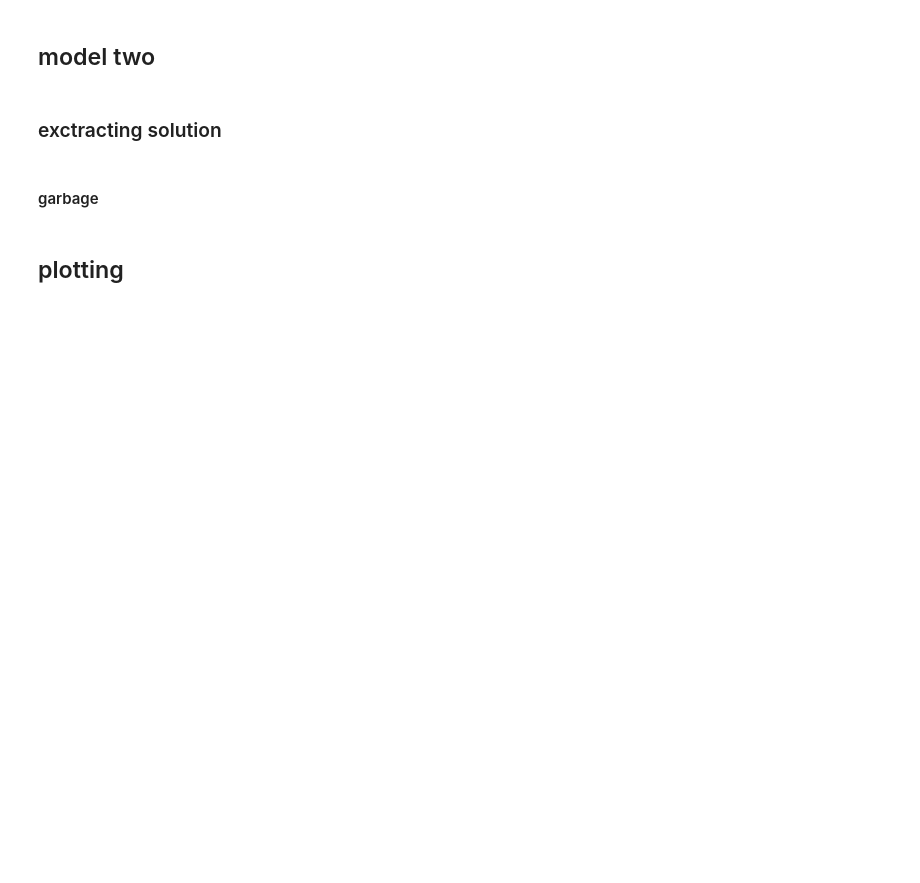
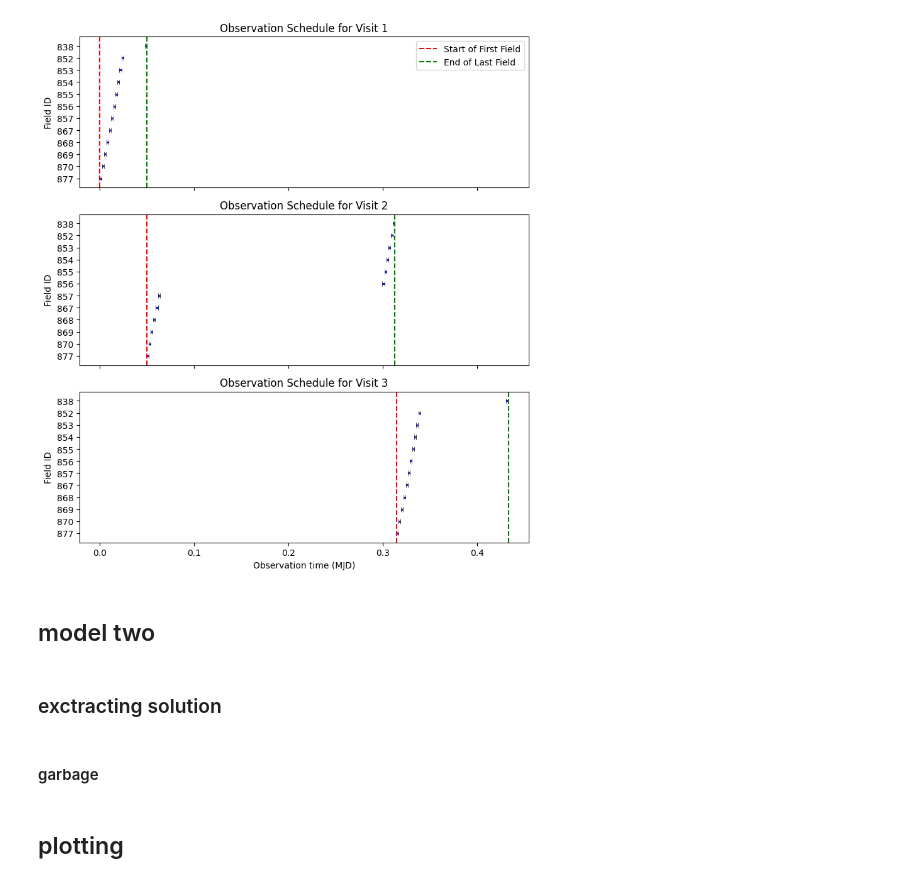
Before and after one commit to Yogesh-wagha/MILP_scheduler, a Jupyter notebook: MILP_scheduler_lexico.ipynb, the cells around one changed output. Cells and saved outputs as stored; diff of their text form; code cells hidden in the pictures; blank space fills up the shorter version.

```diff
--- a/MILP_scheduler_lexico.ipynb
+++ b/MILP_scheduler_lexico.ipynb
@@ -258,0 +294,11 @@ Text(0.05, 0.95, 'Total Probability Covered: 0.50')
+# %%
+# Verify time windows for each field
+for i, row in enumerate(selected_fields):
+    print(f"Field {i}:")
+    print(f"Start time: {row['start_time']}")
+    print(f"End time: {row['end_time']}")
+    print(f"Window duration: {row['end_time'] - row['start_time']}")
+    delta = exposure_time.to_value(u.day)
+
+    if (row['end_time'] - row['start_time']).to_value(u.day) < (num_visits * num_filters * delta):
+        print(f"Warning: Time window might be too short for field {i}")
@@ -351,15 +416,16 @@ solution
 # %%
+
 scheduled_fields_by_visit = []
 for v in range(num_visits * num_filters):
-    visit_fields = [i for i in range(len(selected_fields)) if solution.get_value(x[i][v]) == 1]
+    visit_fields = [i for i in range(len(selected_fil_fileds)) if solution.get_value(x[i][v]) == 1]
     scheduled_fields_by_visit.append(visit_fields)
 
-scheduled_fields = selected_fields.copy()
+scheduled_fields = selected_fil_fileds.copy()
 
 scheduled_tc = []
 for v in range(num_visits * num_filters):
     visit_times = []
-    for i in range(len(selected_fields)):
+    for i in range(len(selected_fil_fileds)):
         if i in scheduled_fields_by_visit[v]:
             visit_times.append(solution.get_value(tc[i][v]))
         else:
@@ -373,4 +439,4 @@ for i in range(num_visits * num_filters):
 
 for v in range(num_visits * num_filters):
     scheduled_fields[f"Selected_in_visit_{v}"] = [1 if i in scheduled_fields_by_visit[v] else 0
-                                                 for i in range(len(selected_fields))]
+                                                 for i in range(len(scheduled_fields))]
@@ -385,31 +465,39 @@ for i in range(n_visits):
     start_col = f'Scheduled_start_filt_times_{i}'
     end_col = f'Scheduled_end_filt_times_{i}'
 
-    # Convert start times to MJD and set format
-    scheduled_fields[start_col] = Time(scheduled_fields[start_col], format='mjd')
-    scheduled_fields[start_col].format = 'iso'
-    scheduled_fields[end_col] = scheduled_fields[start_col] + exposure_time_day
+    # Filter valid rows
+    valid_rows = ~np.isnan(scheduled_tc).any(axis=1)
+    valid_scheduled_tc = scheduled_tc[valid_rows]
+    valid_scheduled_fields = scheduled_fields[valid_rows]
 
-    # Sort fields by end time for better visualization
-    scheduled_fields.sort(end_col)
+    if len(valid_scheduled_fields) == 0:
+        print(f"No entries found for Visit {i + 1}. Skipping plot.")
+        continue  # Skip this visit
 
-    # Get the start and end times for the vertical lines
-    first_start_time = scheduled_fields[start_col].mjd[0]
-    last_end_time = scheduled_fields[end_col].mjd[-1]
+    # Convert start times to ISO format and compute end times
+    valid_scheduled_fields[start_col] = Time(valid_scheduled_fields[start_col], format='mjd')
+    valid_scheduled_fields[start_col].format = 'iso'
+    valid_scheduled_fields[end_col] = valid_scheduled_fields[start_col] + exposure_time_day
+
+    # Sort fields by end time
+    valid_scheduled_fields.sort(end_col)
+
+    # Get the start and end times for plotting
+    first_start_time = valid_scheduled_fields[start_col].mjd[0]
+    last_end_time = valid_scheduled_fields[end_col].mjd[-1]
 
     ax = axes[i]
-    # Plot observation time intervals as horizontal lines
     ax.hlines(
-        np.arange(len(scheduled_fields)),
-        scheduled_fields[start_col].mjd,
-        scheduled_fields[end_col].mjd,
+        np.arange(len(valid_scheduled_fields)),
+        valid_scheduled_fields[start_col].mjd,
+        valid_scheduled_fields[end_col].mjd,
         colors='blue',
         linewidth=2
     )
     # Plot small vertical lines at start and end times of each interval
-    for j in range(len(scheduled_fields)):
+    for j in range(len(valid_scheduled_fields)):
         ax.vlines(
-            scheduled_fields[start_col][j].mjd,
+            valid_scheduled_fields[start_col][j].mjd,
             ymin=j - 0.2,
             ymax=j + 0.2,
             color='black',
@@ -417,7 +505,7 @@ for i in range(n_visits):
             linestyle='-'
         )
         ax.vlines(
-            scheduled_fields[end_col][j].mjd,
+            valid_scheduled_fields[end_col][j].mjd,
             ymin=j - 0.2,
             ymax=j + 0.2,
             color='black',
@@ -425,20 +513,27 @@ for i in range(n_visits):
             linestyle='-'
         )
 
-    # Plot big vertical lines at the start of the first field and end of the last field
-    ax.axvline(first_start_time, color='red', linestyle='--', linewidth=1.5, label='Start of First Field')
-    ax.axvline(last_end_time, color='green', linestyle='--', linewidth=1.5, label='End of Last Field')
+    # Highlight first start and last end times
+    if i == 0:  # Add legend only for the first subplot
+        ax.axvline(first_start_time, color='red', linestyle='--', linewidth=1.5, label='Start of First Field')
+        ax.axvline(last_end_time, color='green', linestyle='--', linewidth=1.5, label='End of Last Field')
+        ax.legend(loc='upper right')
+    else:
+        ax.axvline(first_start_time, color='red', linestyle='--', linewidth=1.5)
+        ax.axvline(last_end_time, color='green', linestyle='--', linewidth=1.5)
 
     # Add labels and title
-    ax.set_yticks(np.arange(len(scheduled_fields)))
-    ax.set_yticklabels(scheduled_fields['field_id'].astype(str))
+    ax.set_yticks(np.arange(len(valid_scheduled_fields)))
+    ax.set_yticklabels(valid_scheduled_fields['field_id'].astype(str))
     ax.set_ylabel('Field ID')
     ax.set_title(f'Observation Schedule for Visit {i + 1}')
-    ax.legend(loc='upper right')  # Add legend to distinguish vertical lines
 
 axes[-1].set_xlabel('Observation time (MJD)')
 
 plt.tight_layout()
-# plt.title(f'Total Cumulative Probability per Field:{total_cum_prob}')
-plt.savefig('revisit_plots.png', dpi=300)
+# save_path = '/u/ywagh/scheduler_results/plots_manuscript'
+# os.makedirs(save_path, exist_ok=True)  # Ensure directory exists
+# full_path = os.path.join(save_path, f'schedule_revisit_.png')
+# plt.savefig(full_path, dpi=300, bbox_inches='tight')
 plt.show()
+# %% [output]
@@ -445,3 +543,4 @@ plt.show()
+[figure, added]
 # %% [markdown]
 ## model two
 # %%
```
Also changed, not shown: parts of 15 cells of this notebook.
